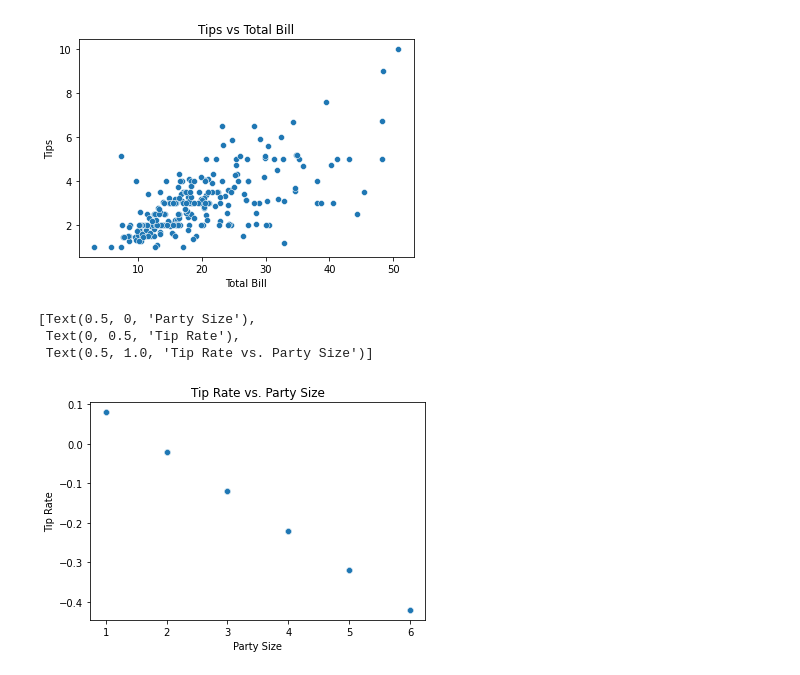
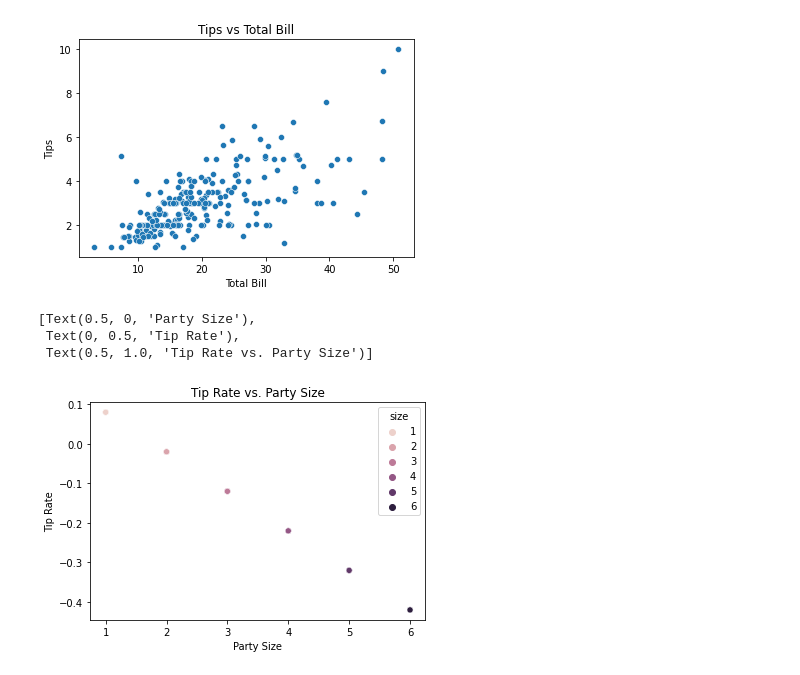
Before and after one commit to AliZ786/COMP-333, a Jupyter notebook: Assignments/LabAssignment1.ipynb, the cells around one changed output. Saved outputs shown, nothing was run; the diff lists cells and outputs as text; code cells hidden in the pictures.

Commit message:
Finish first scatterplot for smokers

```diff
--- a/Assignments/LabAssignment1.ipynb
+++ b/Assignments/LabAssignment1.ipynb
@@ -46,7 +18,7 @@ import matplotlib.pyplot as plt
 import seaborn as sns
 # %%
 # Reading the CSV file and seeing if it friends
-tips_data = pd.read_csv("./Assignment1/tips.csv")
+tips_data = pd.read_csv("./Assignment1/tips.csv" ,delimiter=',')
 
 # Create variable for the first 10 rows
 first_10_row =tips_data.head(10)
@@ -84,12 +71,14 @@ scatter1.set(xlabel="Total Bill", ylabel="Tips", title="Tips vs Total Bill")
  Text(0.5, 1.0, 'Tips vs Total Bill')]
 [figure]
 # %%
+# Creating the definition for tip rate
 tip_rate = 0.18 - 0.1* tips_data['size']
 
-scatter2 = sns.scatterplot(data = tips_data, y = tip_rate, x = 'size')
-scatter2.set(xlabel="Party Size", ylabel= 'Tip Rate', title= 'Tip Rate vs. Party Size')
+# Setting the labels and printing the scatter plot
+tip_scatter2 = sns.scatterplot(data = tips_data, y = tip_rate, x = 'size', hue='size')
+tip_scatter2.set(xlabel="Party Size", ylabel= 'Tip Rate', title= 'Tip Rate vs. Party Size')
 # %% [output]
 [Text(0.5, 0, 'Party Size'),
  Text(0, 0.5, 'Tip Rate'),
  Text(0.5, 1.0, 'Tip Rate vs. Party Size')]
-[figure, old version]
+[figure, new version]
```
Also changed, not shown: parts of 7 cells of this notebook.
